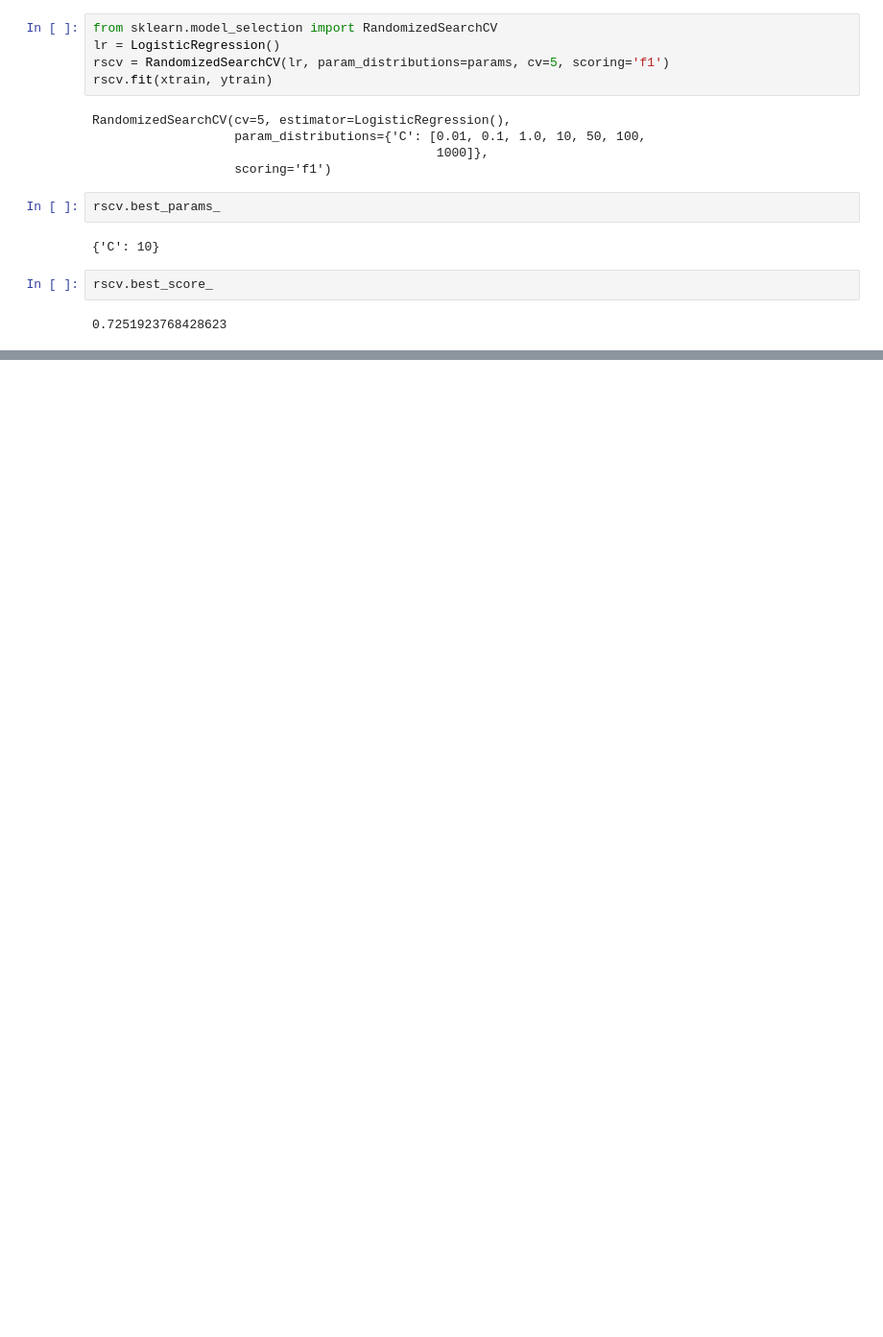
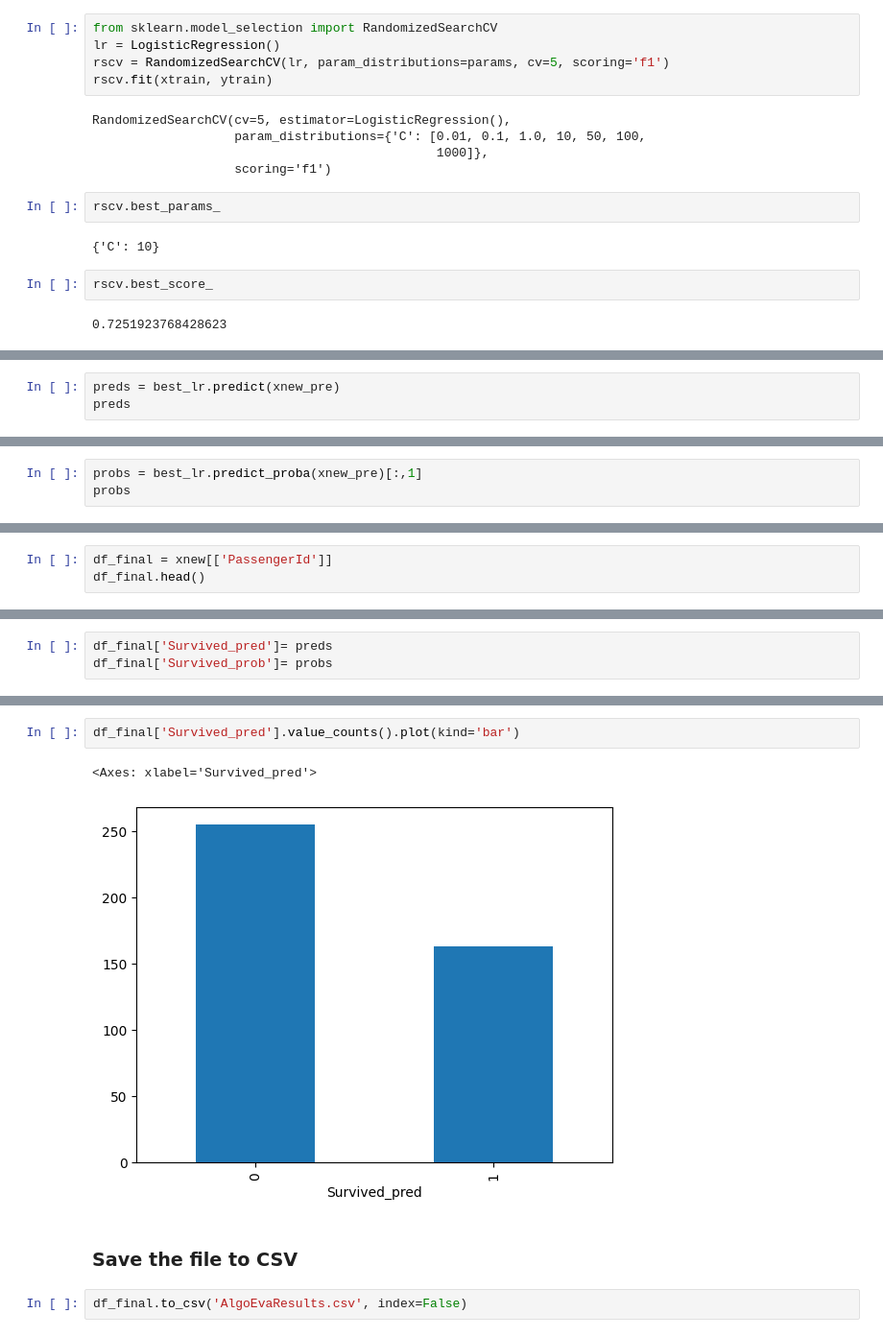
Before and after one commit to Mahadling/Shri-Swami1, a Jupyter notebook: Algorithm Evaluation/AlgoEvaluation.ipynb, the cells around one changed output, grey strips where cells are left out. Shown: that part at 96% size. Saved outputs shown, nothing was run; the diff lists cells and outputs as text; blank space fills up the shorter version.

```diff
--- a/Algorithm Evaluation/AlgoEvaluation.ipynb
+++ b/Algorithm Evaluation/AlgoEvaluation.ipynb
@@ -279,0 +448,3 @@ rscv.best_score_
+# %%
+preds = best_lr.predict(xnew_pre)
+preds
@@ -279,0 +472,3 @@ rscv.best_score_
+# %%
+probs = best_lr.predict_proba(xnew_pre)[:,1]
+probs
@@ -279,0 +495,3 @@ rscv.best_score_
+# %%
+df_final = xnew[['PassengerId']]
+df_final.head()
@@ -279,0 +505,3 @@ rscv.best_score_
+# %%
+df_final['Survived_pred']= preds
+df_final['Survived_prob']= probs
@@ -279,0 +524,9 @@ rscv.best_score_
+# %%
+df_final['Survived_pred'].value_counts().plot(kind='bar')
+# %% [output]
+<Axes: xlabel='Survived_pred'>
+[figure, added]
+# %% [markdown]
+### Save the file to CSV
+# %%
+df_final.to_csv('AlgoEvaResults.csv', index=False)
```
Also changed, not shown: parts of 34 cells of this notebook, 3 other files.
